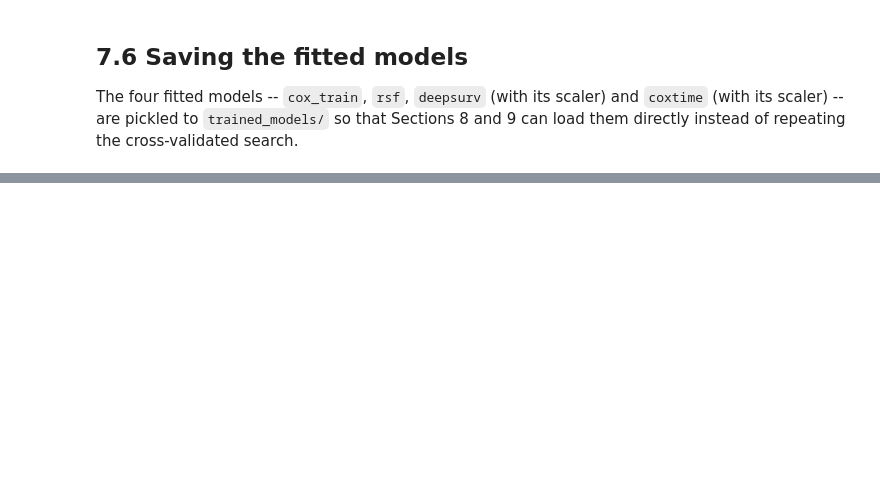
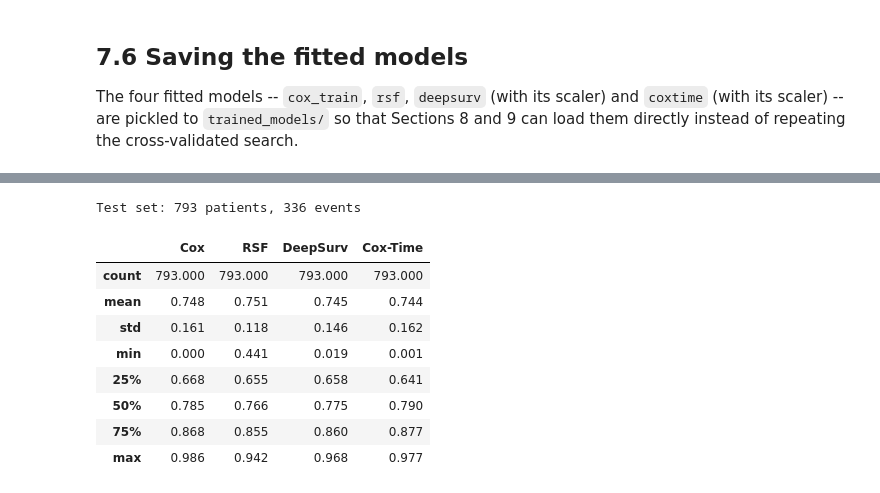
Before and after one commit to Mormorfor/SAML_project, a Jupyter notebook: Final Project/final_proj.ipynb, the cells around one changed output, grey strips where cells are left out. Saved outputs shown, nothing was run; the diff lists cells and outputs as text; code cells hidden in the pictures; blank space fills up the shorter version.

```diff
--- a/Final Project/final_proj.ipynb
+++ b/Final Project/final_proj.ipynb
@@ -1154,14 +1168,17 @@ def fit_net_fold(params, d_fit, d_val, cox_time):
     model, scaler, epochs = train_net(params, d_fit, cox_time, stop_data=d_stop)
     return net_surv(model, scaler, d_val), epochs
 
-
-ds_results = cv_search(lambda p, a, b: fit_net_fold(p, a, b, cox_time=False), NET_GRID)
-ds_params, ds_row = best_of(ds_results, complexity=net_complexity)
-ds_epochs = int(round(ds_row["epochs"]))
-deepsurv, deepsurv_scaler, _ = train_net(ds_params, train_df, cox_time=False, epochs=ds_epochs)
+if os.path.exists(os.path.join(MODEL_DIR, "deepsurv.joblib")):
+    deepsurv, deepsurv_scaler, ds_params, ds_row = joblib.load(os.path.join(MODEL_DIR, "deepsurv.joblib"))
+else:
+    ds_results = cv_search(lambda p, a, b: fit_net_fold(p, a, b, cox_time=False), NET_GRID)
+    ds_params, ds_row = best_of(ds_results, complexity=net_complexity)
+    ds_epochs = int(round(ds_row["epochs"]))
+    deepsurv, deepsurv_scaler, _ = train_net(ds_params, train_df, cox_time=False, epochs=ds_epochs)
+    joblib.dump((deepsurv, deepsurv_scaler, ds_params, ds_row), os.path.join(MODEL_DIR, "deepsurv.joblib"))
 
 print("Selected:", ", ".join(f"{k} = {v}" for k, v in ds_params.items()),
-      f"   CV IBS: {ds_row['IBS']:.4f} +/- {ds_row['IBS_SE']:.4f}   epochs: {ds_epochs}")
+      f"   CV IBS: {ds_row['IBS']:.4f} +/- {ds_row['IBS_SE']:.4f}   epochs: {int(round(ds_row['epochs']))}")
 # %% [output]
 Selected: dropout = 0.4, hidden = [16], lr = 0.001    CV IBS: 0.1171 +/- 0.0030   epochs: 108
 # %% [markdown]
@@ -1244,0 +1323,20 @@ Saved fitted models to trained_models/: cox_train.joblib, coxtime.joblib, deepsu
+# %%
+test_curves = {name: fn(test_df) for name, fn in SURVIVAL_CURVES.items()}
+test_surv = pd.DataFrame(
+    {name: surv_at_times(curves, np.array([HORIZON])).ravel() for name, curves in test_curves.items()},
+    index=test_df.index)
+test_risk = 1.0 - test_surv
+
+print(f"Test set: {len(test_df)} patients, {int(test_df[EVENT_COL].sum())} events")
+test_surv.describe().round(3)
+# %% [output]
+Test set: 793 patients, 336 events
+|  | Cox | RSF | DeepSurv | Cox-Time |
+| count | 793.000 | 793.000 | 793.000 | 793.000 |
+| mean | 0.748 | 0.751 | 0.745 | 0.744 |
+| std | 0.161 | 0.118 | 0.146 | 0.162 |
+| min | 0.000 | 0.441 | 0.019 | 0.001 |
+| 25% | 0.668 | 0.655 | 0.658 | 0.641 |
+| 50% | 0.785 | 0.766 | 0.775 | 0.790 |
+| 75% | 0.868 | 0.855 | 0.860 | 0.877 |
+| max | 0.986 | 0.942 | 0.968 | 0.977 |
```
Also changed, not shown: parts of 23 cells of this notebook.
